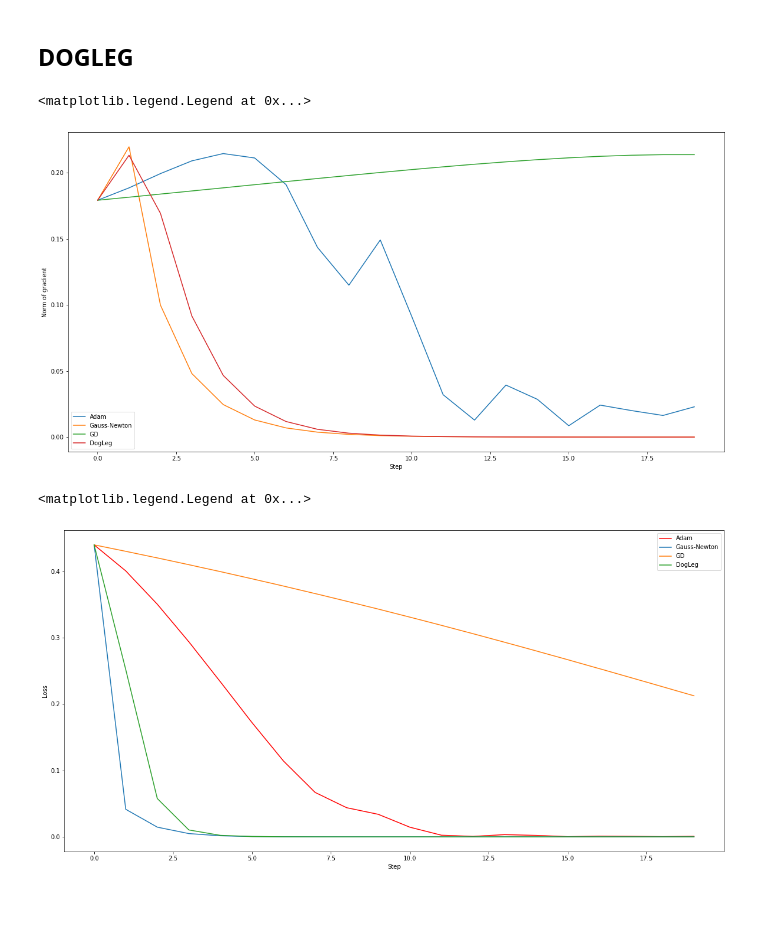
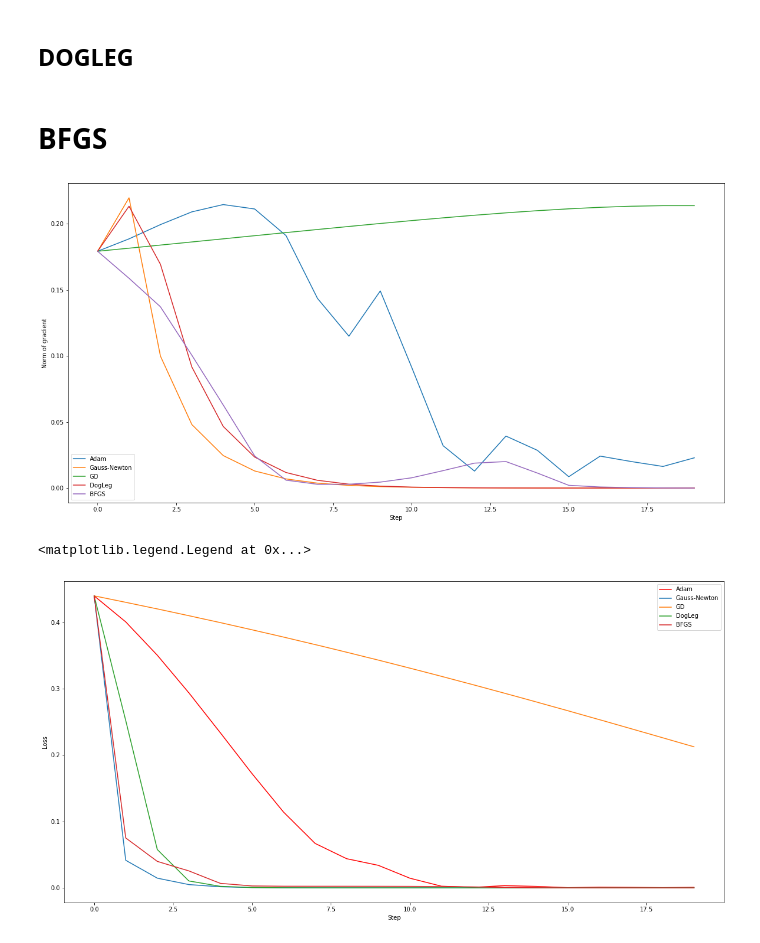
Before and after one commit to dzahbarov/opt-methods, a Jupyter notebook: lab3/lab3.ipynb, the cells around one changed output. Saved outputs shown, nothing was run; the diff lists cells and outputs as text; code cells hidden in the pictures; blank space fills up the shorter version.

```diff
--- a/lab3/lab3.ipynb
+++ b/lab3/lab3.ipynb
@@ -46,7 +50,9 @@ def grad(f, x):
     return [partial(f, i, x) for i in range(len(x))]
 
 
-def minibatch_grad(func, x, batch):
+def minibatch_grad(func, x, batch=30):
+    def grad(f, x):
+        return [partial(f, i, x) for i in range(len(x))]
     return grad(func, x)
 
 
@@ -54,6 +60,8 @@ def cancel_condition(x):
     return np.linalg.norm(grad(minimizing_func, x)) < 1e-6
 
 def minibatch_sgd(f, lr, start, lr_strategy=exp_lr, epoch=20, batch=1):
+
+
     x = start
 
     points = list()
@@ -142,7 +150,7 @@ def minimizing_func2(b, idxs=range(100)):
     return res
 # %%
 def partial2(f, i, x, idxs):
-    h = 1e-5
+    h = 1e-7
     x[i] = x[i] + h
     right = f(x, idxs)
     x[i] = x[i] - 2 * h
@@ -322,3 +337,5 @@ def dogleg(f, start, delta=1, nu=1 / 4, epoch=20, delta_max=100):
     return [np.array(points), np.array(grads), np.array(loss)]
 # %%
 dogleg_points, dogleg_grads, dogleg_loss = dogleg(minimizing_func, start_point, delta=1, epoch=1000)
+# %% [markdown]
+# BFGS
@@ -325,31 +411,35 @@ dogleg_points, dogleg_grads, dogleg_loss = dogleg(minimizing_func, start_point,
+# %%
+bfgs_points, bfgs_grads, bfgs_loss = bfgs(minimizing_func, start_point,  epoch=1000)
 # %%
-size = min(len(gd_points), len(adam_points), len(newton_points), len(dogleg_points)) - 1
+size = min(len(gd_points), len(adam_points), len(newton_points), len(dogleg_points), len(bfgs_points)) - 1
 ss = range(0, size)
 
 plt.plot(ss, adam_grads[:size],  label='Adam')
 plt.plot(ss, newton_grads[:size], label='Gauss-Newton')
 plt.plot(ss, gd_grads[:size], label='GD')
 plt.plot(ss, dogleg_grads[:size], label='DogLeg')
+plt.plot(ss, bfgs_grads[:size], label='BFGS')
+
 
 
 plt.xlabel("Step")
 plt.ylabel("Norm of gradient")
 
 plt.legend()
+
+plt.show()
+
+plt.plot(ss, adam_loss[:size], 'r', label='Adam')
+plt.plot(ss, newton_loss[:size], label='Gauss-Newton')
+plt.plot(ss, gd_loss[:size], label='GD')
+plt.plot(ss, dogleg_loss[:size], label='DogLeg')
+plt.plot(ss, bfgs_loss[:size], label='BFGS')
+
+plt.xlabel("Step")
+plt.ylabel("Loss")
+
+plt.legend()
 # %% [output]
+[figure, new version]
 <matplotlib.legend.Legend at 0x...>
-[figure, old version]
+[figure, added]
-# %%
-plt.plot(ss, adam_loss[:size], 'r', label='Adam')
-plt.plot(ss, newton_loss[:size], label='Gauss-Newton')
-plt.plot(ss, gd_loss[:size], label='GD')
-plt.plot(ss, dogleg_loss[:size], label='DogLeg')
-
-
-plt.xlabel("Step")
-plt.ylabel("Loss")
-
-plt.legend()
-# %% [output]
-<matplotlib.legend.Legend at 0x...>
-[figure, removed]
```
Also changed, not shown: parts of 6 cells of this notebook.
